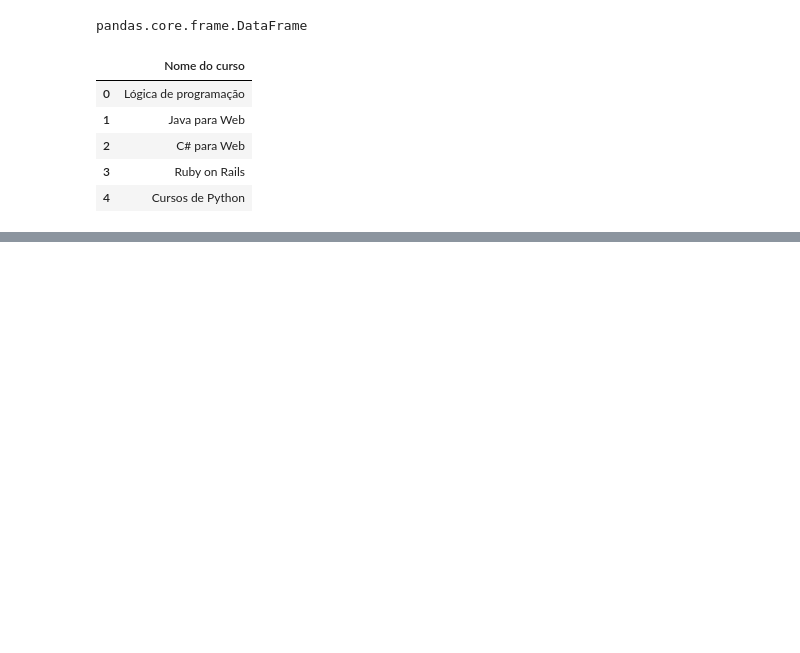
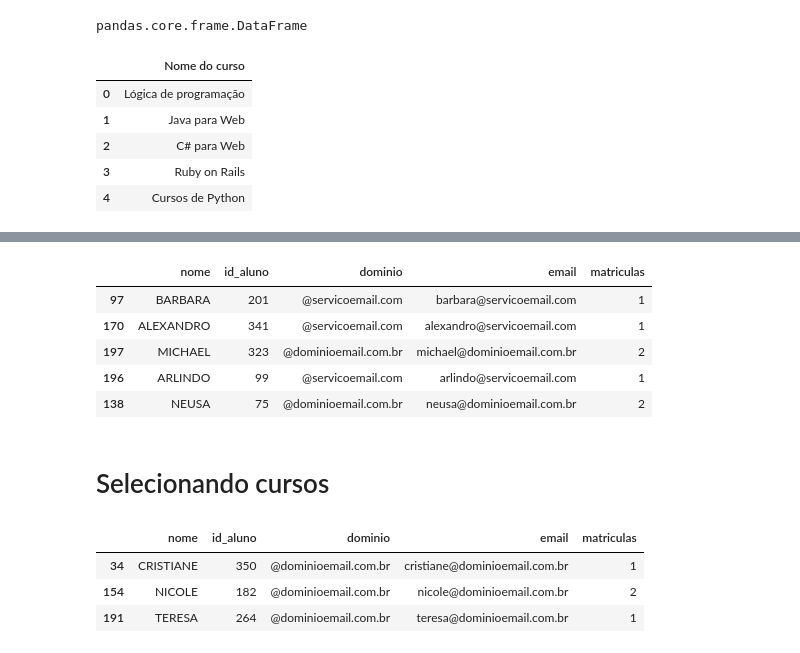
Before and after one commit to strngrthnall/Python-Pandas, a Jupyter notebook: Cruso Pandas IO/Pandas IO.ipynb, the cells around one changed output, grey strips where cells are left out. Drawn from its saved outputs; the diff is of its cells as text; code cells hidden in the pictures; blank space fills up the shorter version.

```diff
--- a/Cruso Pandas IO/Pandas IO.ipynb
+++ b/Cruso Pandas IO/Pandas IO.ipynb
@@ -111,0 +202,18 @@ cursos.head()
+# %%
+nomes.sample(5)
+# %% [output]
+|  | nome | id_aluno | dominio | email | matriculas |
+| 97 | BARBARA | 201 | @servicoemail.com | barbara@servicoemail.com | 1 |
+| 170 | ALEXANDRO | 341 | @servicoemail.com | alexandro@servicoemail.com | 1 |
+| 197 | MICHAEL | 323 | @dominioemail.com.br | michael@dominioemail.com.br | 2 |
+| 196 | ARLINDO | 99 | @servicoemail.com | arlindo@servicoemail.com | 1 |
+| 138 | NEUSA | 75 | @dominioemail.com.br | neusa@dominioemail.com.br | 2 |
+# %% [markdown]
+# Selecionando cursos
+# %%
+nomes.sample(3)
+# %% [output]
+|  | nome | id_aluno | dominio | email | matriculas |
+| 34 | CRISTIANE | 350 | @dominioemail.com.br | cristiane@dominioemail.com.br | 1 |
+| 154 | NICOLE | 182 | @dominioemail.com.br | nicole@dominioemail.com.br | 2 |
+| 191 | TERESA | 264 | @dominioemail.com.br | teresa@dominioemail.com.br | 1 |
```
Also changed, not shown: parts of 27 cells of this notebook.
